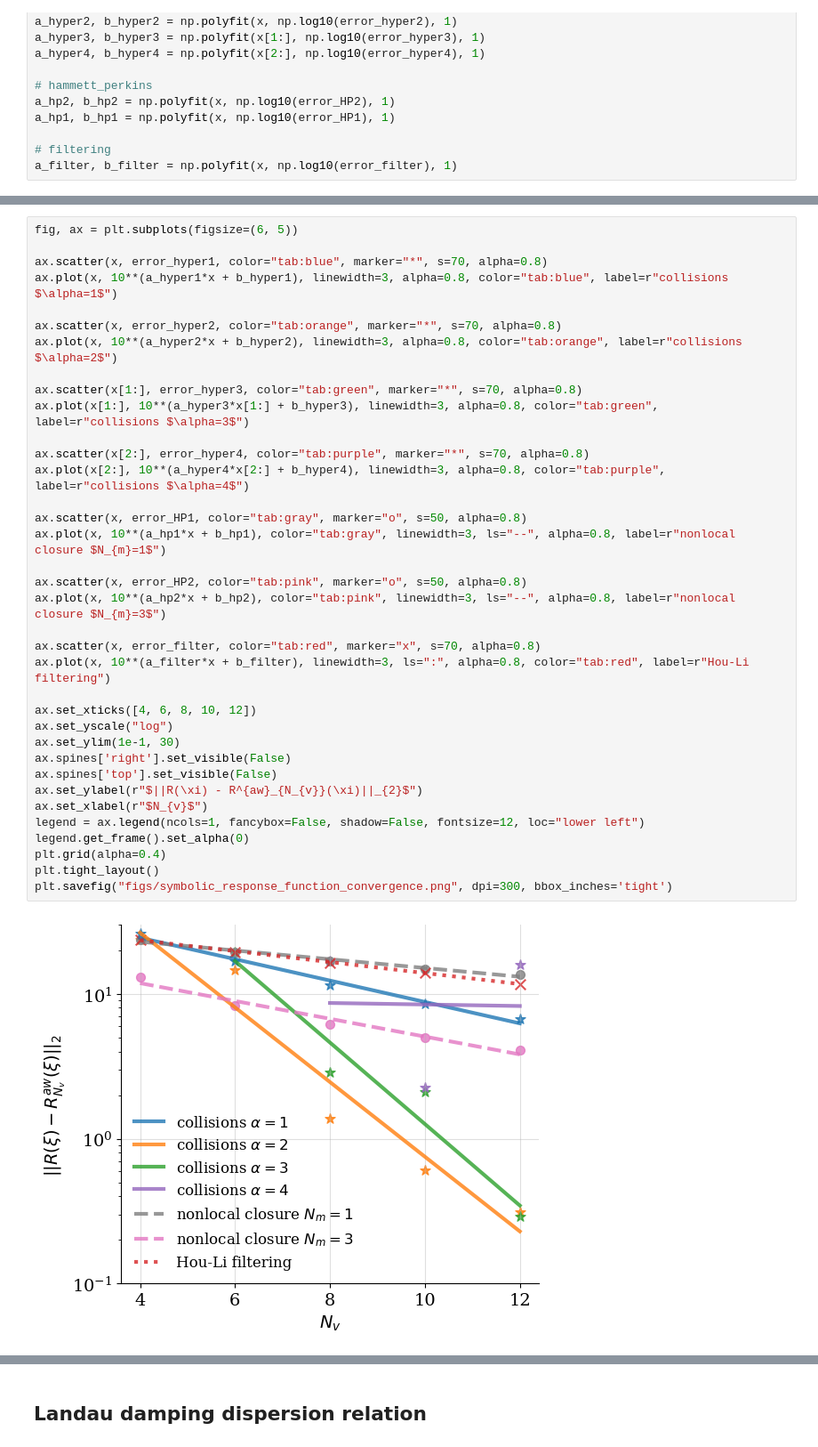
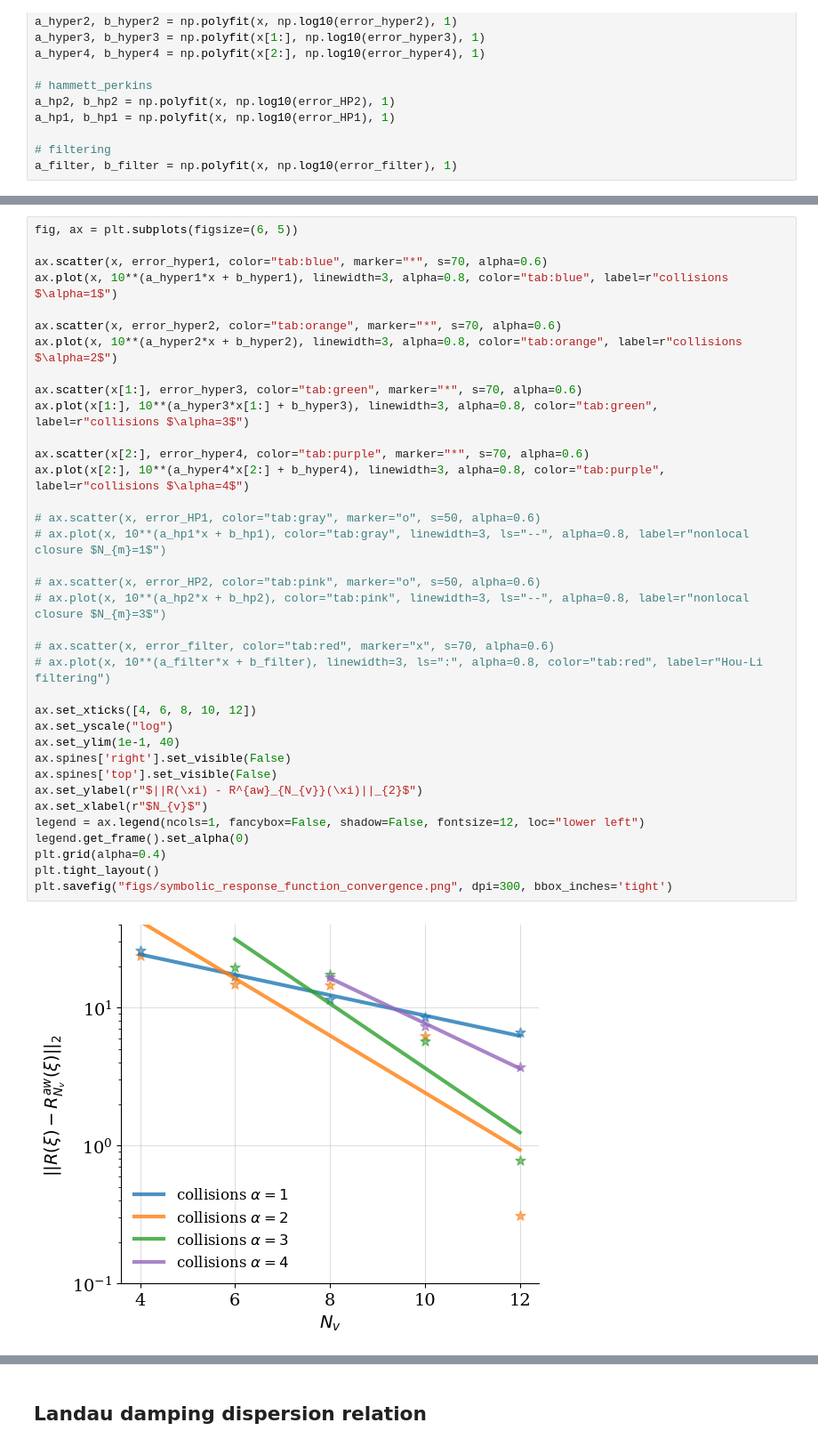
Before and after one commit to opaliss/Vlasov_Hermite_recurrence_study, a Jupyter notebook: aw_hermite/symbolic_response_function_AW_hypercollisions.ipynb, the cells around one changed output, grey strips where cells are left out. Shown at 89% size. Drawn from its saved outputs; the diff is of its cells as text.

```diff
--- a/aw_hermite/symbolic_response_function_AW_hypercollisions.ipynb
+++ b/aw_hermite/symbolic_response_function_AW_hypercollisions.ipynb
@@ -257,40 +261,40 @@ error_hyper4
 # %%
 fig, ax = plt.subplots(figsize=(6, 5))
 
-ax.scatter(x, error_hyper1, color="tab:blue", marker="*", s=70, alpha=0.8)
+ax.scatter(x, error_hyper1, color="tab:blue", marker="*", s=70, alpha=0.6)
 ax.plot(x, 10**(a_hyper1*x + b_hyper1), linewidth=3, alpha=0.8, color="tab:blue", label=r"collisions $\alpha=1$")
 
-ax.scatter(x, error_hyper2, color="tab:orange", marker="*", s=70, alpha=0.8)
+ax.scatter(x, error_hyper2, color="tab:orange", marker="*", s=70, alpha=0.6)
 ax.plot(x, 10**(a_hyper2*x + b_hyper2), linewidth=3, alpha=0.8, color="tab:orange", label=r"collisions $\alpha=2$")
 
-ax.scatter(x[1:], error_hyper3, color="tab:green", marker="*", s=70, alpha=0.8)
+ax.scatter(x[1:], error_hyper3, color="tab:green", marker="*", s=70, alpha=0.6)
 ax.plot(x[1:], 10**(a_hyper3*x[1:] + b_hyper3), linewidth=3, alpha=0.8, color="tab:green", label=r"collisions $\alpha=3$")
 
-ax.scatter(x[2:], error_hyper4, color="tab:purple", marker="*", s=70, alpha=0.8)
+ax.scatter(x[2:], error_hyper4, color="tab:purple", marker="*", s=70, alpha=0.6)
 ax.plot(x[2:], 10**(a_hyper4*x[2:] + b_hyper4), linewidth=3, alpha=0.8, color="tab:purple", label=r"collisions $\alpha=4$")
 
-ax.scatter(x, error_HP1, color="tab:gray", marker="o", s=50, alpha=0.8)
-ax.plot(x, 10**(a_hp1*x + b_hp1), color="tab:gray", linewidth=3, ls="--", alpha=0.8, label=r"nonlocal closure $N_{m}=1$")
+# ax.scatter(x, error_HP1, color="tab:gray", marker="o", s=50, alpha=0.6)
+# ax.plot(x, 10**(a_hp1*x + b_hp1), color="tab:gray", linewidth=3, ls="--", alpha=0.8, label=r"nonlocal closure $N_{m}=1$")
 
-ax.scatter(x, error_HP2, color="tab:pink", marker="o", s=50, alpha=0.8)
-ax.plot(x, 10**(a_hp2*x + b_hp2), color="tab:pink", linewidth=3, ls="--", alpha=0.8, label=r"nonlocal closure $N_{m}=3$")
+# ax.scatter(x, error_HP2, color="tab:pink", marker="o", s=50, alpha=0.6)
+# ax.plot(x, 10**(a_hp2*x + b_hp2), color="tab:pink", linewidth=3, ls="--", alpha=0.8, label=r"nonlocal closure $N_{m}=3$")
 
-ax.scatter(x, error_filter, color="tab:red", marker="x", s=70, alpha=0.8)
-ax.plot(x, 10**(a_filter*x + b_filter), linewidth=3, ls=":", alpha=0.8, color="tab:red", label=r"Hou-Li filtering")
+# ax.scatter(x, error_filter, color="tab:red", marker="x", s=70, alpha=0.6)
+# ax.plot(x, 10**(a_filter*x + b_filter), linewidth=3, ls=":", alpha=0.8, color="tab:red", label=r"Hou-Li filtering")
 
 ax.set_xticks([4, 6, 8, 10, 12])
 ax.set_yscale("log")
-ax.set_ylim(1e-1, 30)
+ax.set_ylim(1e-1, 40)
 ax.spines['right'].set_visible(False)
 ax.spines['top'].set_visible(False)
 ax.set_ylabel(r"$||R(\xi) - R^{aw}_{N_{v}}(\xi)||_{2}$")
 ax.set_xlabel(r"$N_{v}$")
 legend = ax.legend(ncols=1, fancybox=False, shadow=False, fontsize=12, loc="lower left")
 legend.get_frame().set_alpha(0)
 plt.grid(alpha=0.4)
 plt.tight_layout()
 plt.savefig("figs/symbolic_response_function_convergence.png", dpi=300, bbox_inches='tight')
 # %% [output]
-[figure, old version]
+[figure, new version]
 # %%
 for ii in range(4, 14, 2):
```
Also changed, not shown: parts of 7 cells of this notebook, 40 other files.
